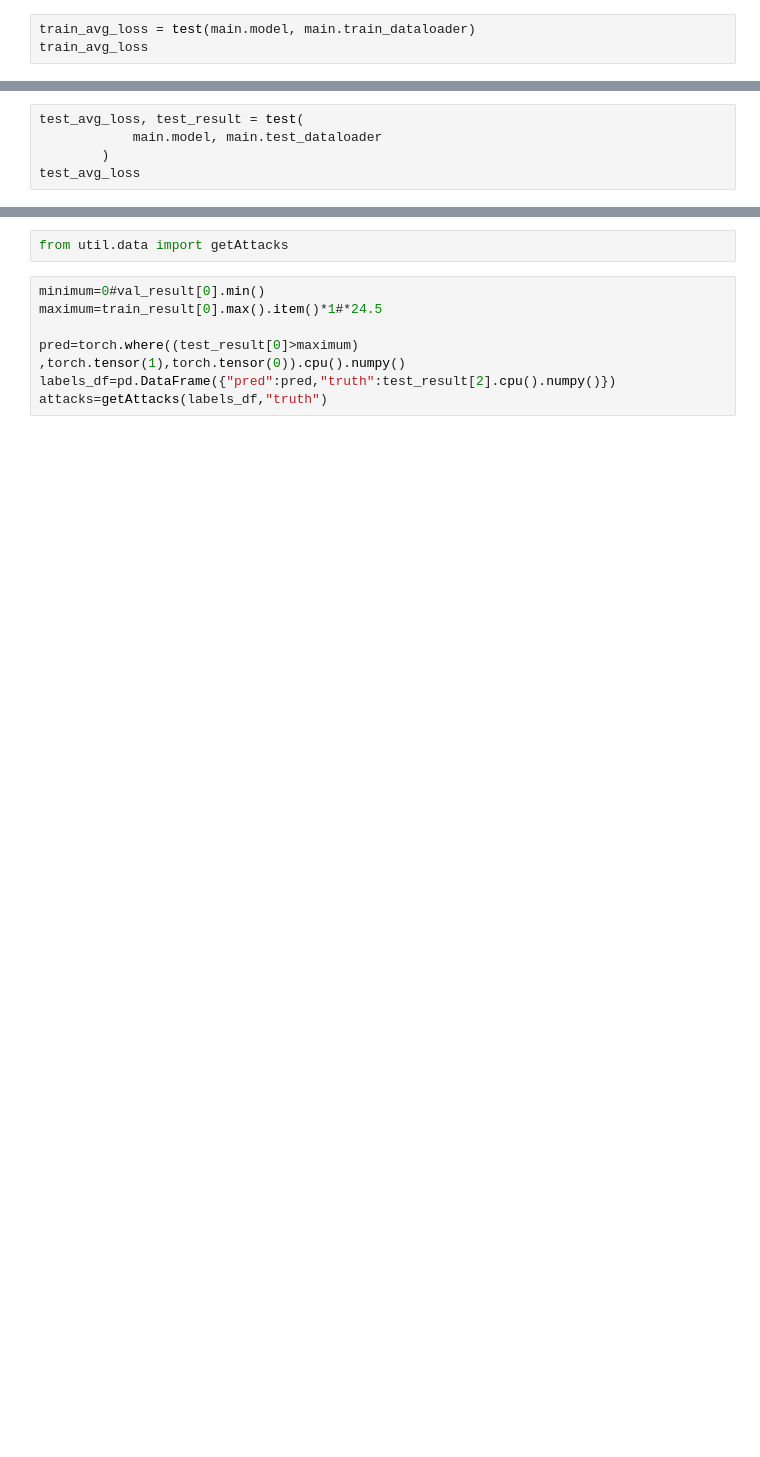
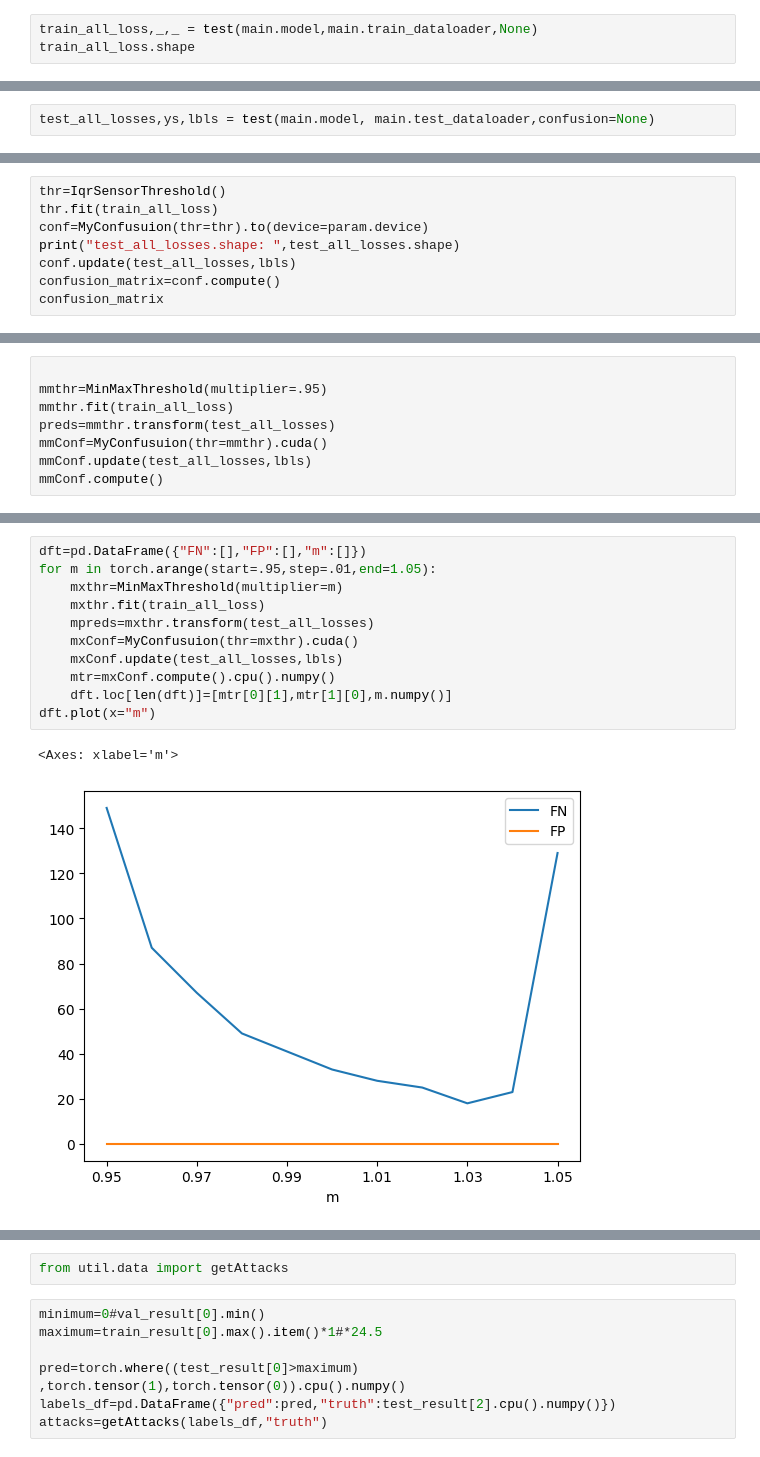
Before and after one commit to mhidea/GDN, a Jupyter notebook: run_test.ipynb, the cells around one changed output, grey strips where cells are left out. Saved outputs shown, nothing was run; the diff lists cells and outputs as text; blank space fills up the shorter version.

```diff
--- a/run_test.ipynb
+++ b/run_test.ipynb
@@ -39,4 +44,4 @@ print(len(main.train_dataloader),len(main.val_dataloader),len(main.test_dataload
 # %%
-train_avg_loss = test(main.model, main.train_dataloader)
-train_avg_loss
+train_all_loss,_,_ = test(main.model,main.train_dataloader,None)
+train_all_loss.shape
 # %% [output]
@@ -64,5 +51,2 @@ main.test_dataloader.dataset.__len__()
 # %%
-test_avg_loss, test_result = test(
-            main.model, main.test_dataloader
-        )
-test_avg_loss
+test_all_losses,ys,lbls = test(main.model, main.test_dataloader,confusion=None)
@@ -70,0 +57,8 @@ test_avg_loss
+# %%
+thr=IqrSensorThreshold()
+thr.fit(train_all_loss)
+conf=MyConfusuion(thr=thr).to(device=param.device)
+print("test_all_losses.shape: ",test_all_losses.shape)
+conf.update(test_all_losses,lbls)
+confusion_matrix=conf.compute()
+confusion_matrix
@@ -70,0 +67,8 @@ test_avg_loss
+# %%
+
+mmthr=MinMaxThreshold(multiplier=.95)
+mmthr.fit(train_all_loss)
+preds=mmthr.transform(test_all_losses)
+mmConf=MyConfusuion(thr=mmthr).cuda()
+mmConf.update(test_all_losses,lbls)
+mmConf.compute()
@@ -70,0 +78,14 @@ test_avg_loss
+# %%
+dft=pd.DataFrame({"FN":[],"FP":[],"m":[]})
+for m in torch.arange(start=.95,step=.01,end=1.05):
+    mxthr=MinMaxThreshold(multiplier=m)
+    mxthr.fit(train_all_loss)
+    mpreds=mxthr.transform(test_all_losses)
+    mxConf=MyConfusuion(thr=mxthr).cuda()
+    mxConf.update(test_all_losses,lbls)
+    mtr=mxConf.compute().cpu().numpy()
+    dft.loc[len(dft)]=[mtr[0][1],mtr[1][0],m.numpy()]
+dft.plot(x="m")
+# %% [output]
+<Axes: xlabel='m'>
+[figure, added]
```
Also changed, not shown: parts of 38 cells of this notebook, 11 other files.
